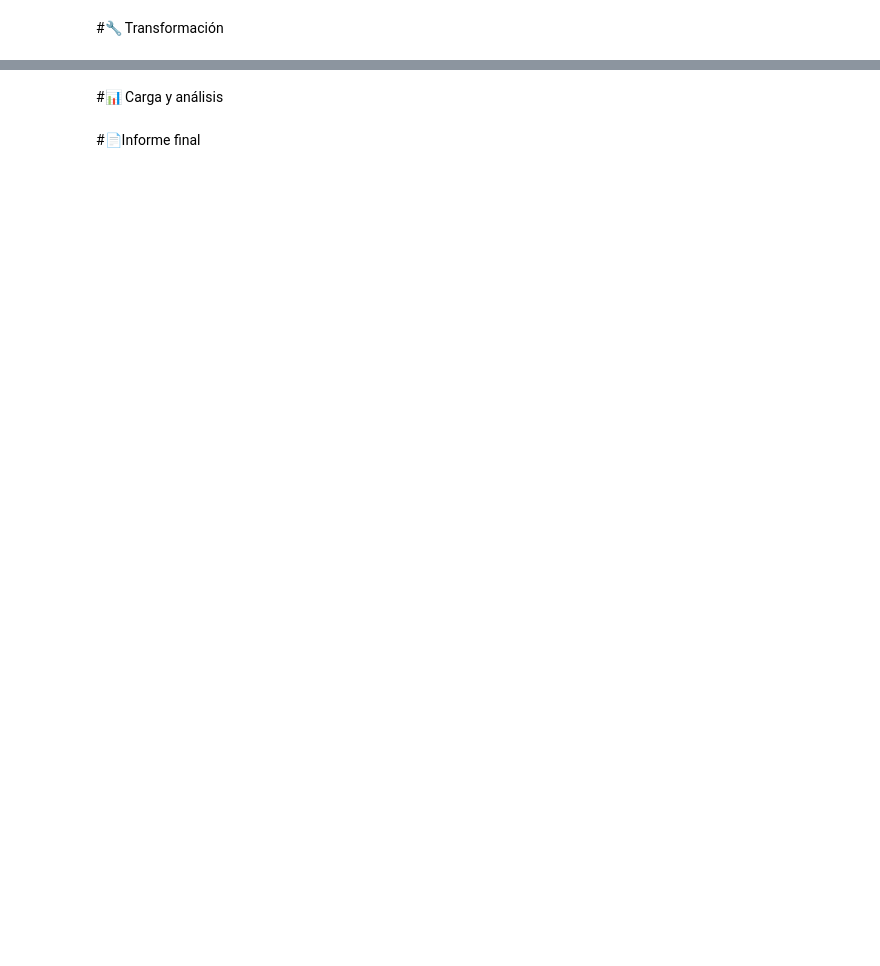
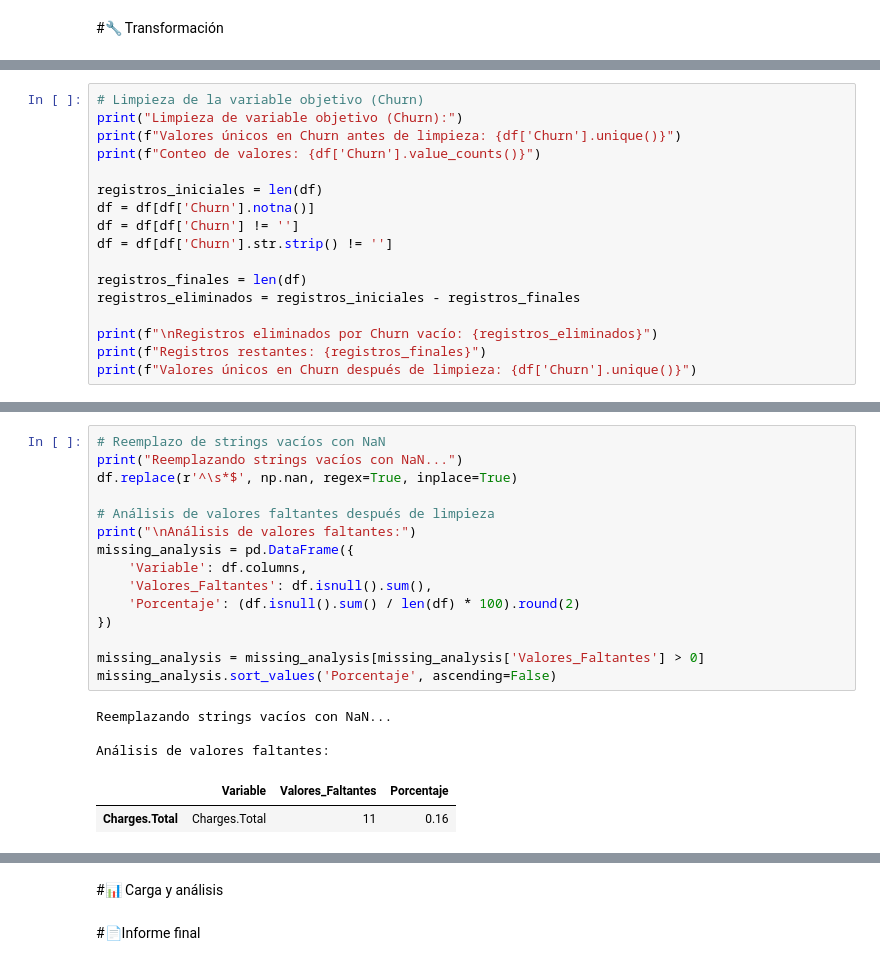
Before and after one commit to esteb4n14/challenge2-data-science-LATAM, a Jupyter notebook: TelecomX_LATAM.ipynb, the cells around one changed output, grey strips where cells are left out. Cells and saved outputs as stored; diff of their text form; blank space fills up the shorter version.

```diff
--- a/TelecomX_LATAM.ipynb
+++ b/TelecomX_LATAM.ipynb
@@ -223,0 +159,17 @@ None
+# %%
+# Limpieza de la variable objetivo (Churn)
+print("Limpieza de variable objetivo (Churn):")
+print(f"Valores únicos en Churn antes de limpieza: {df['Churn'].unique()}")
+print(f"Conteo de valores: {df['Churn'].value_counts()}")
+
+registros_iniciales = len(df)
+df = df[df['Churn'].notna()]
+df = df[df['Churn'] != '']
+df = df[df['Churn'].str.strip() != '']
+
+registros_finales = len(df)
+registros_eliminados = registros_iniciales - registros_finales
+
+print(f"\nRegistros eliminados por Churn vacío: {registros_eliminados}")
+print(f"Registros restantes: {registros_finales}")
+print(f"Valores únicos en Churn después de limpieza: {df['Churn'].unique()}")
@@ -223,0 +188,21 @@ None
+# %%
+# Reemplazo de strings vacíos con NaN
+print("Reemplazando strings vacíos con NaN...")
+df.replace(r'^\s*$', np.nan, regex=True, inplace=True)
+
+# Análisis de valores faltantes después de limpieza
+print("\nAnálisis de valores faltantes:")
+missing_analysis = pd.DataFrame({
+    'Variable': df.columns,
+    'Valores_Faltantes': df.isnull().sum(),
+    'Porcentaje': (df.isnull().sum() / len(df) * 100).round(2)
+})
+
+missing_analysis = missing_analysis[missing_analysis['Valores_Faltantes'] > 0]
+missing_analysis.sort_values('Porcentaje', ascending=False)
+# %% [output]
+Reemplazando strings vacíos con NaN...
+
+Análisis de valores faltantes:
+|  | Variable | Valores_Faltantes | Porcentaje |
+| Charges.Total | Charges.Total | 11 | 0.16 |
```
Also changed, not shown: parts of 16 cells of this notebook.
